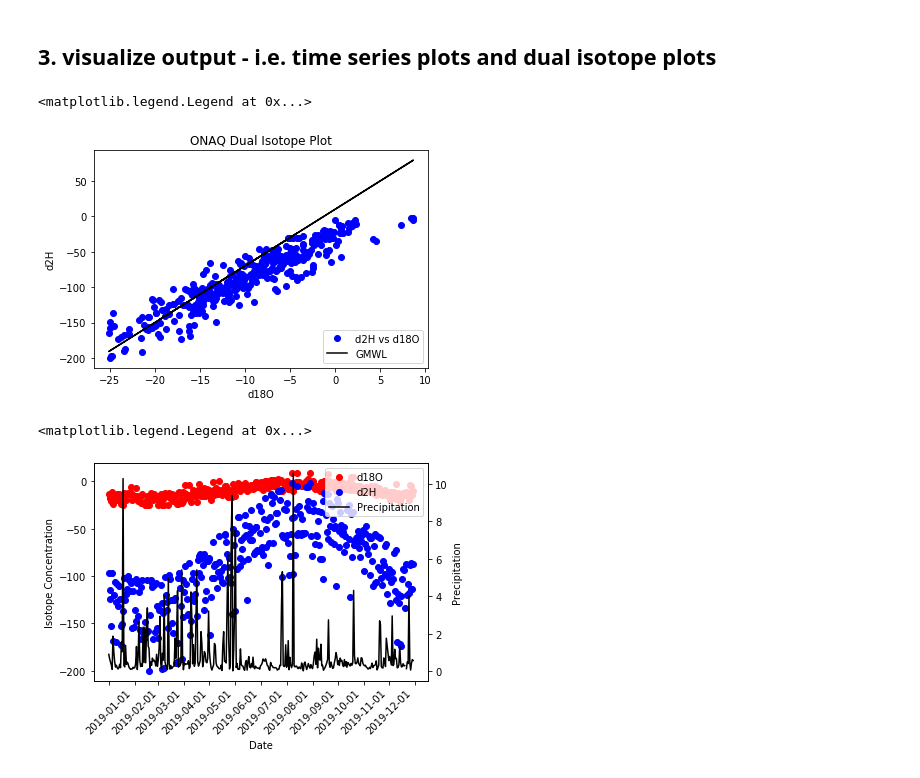
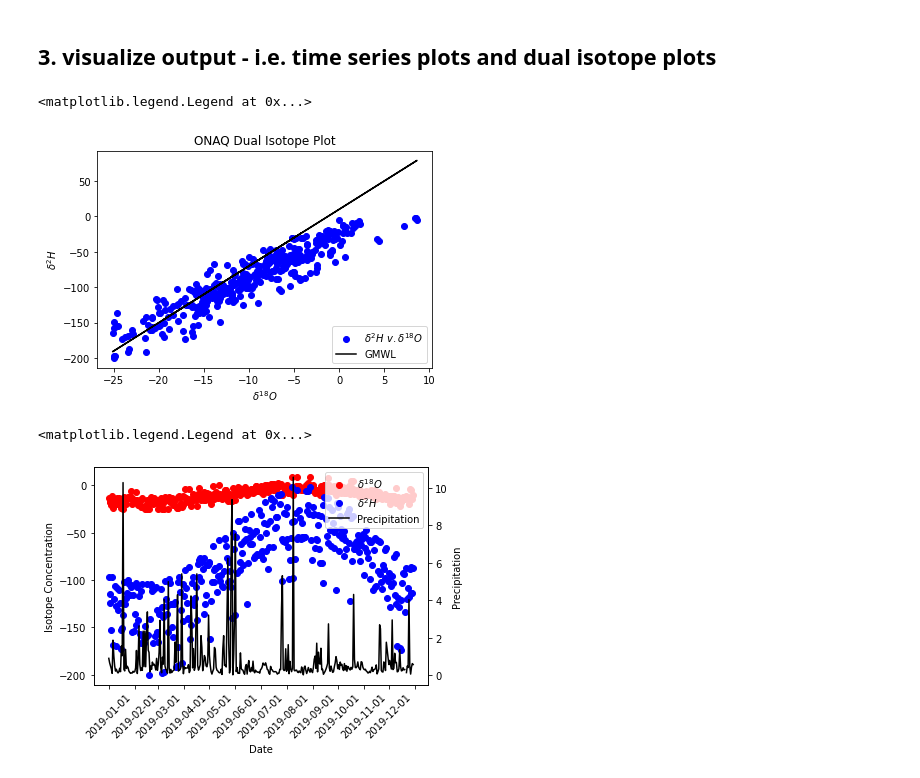
Before and after one commit to cfinkenbiner/Temporal_Downscaling_NEON_Pisotopes, a Jupyter notebook: Code_Main.ipynb, the cells around one changed output. Cells and saved outputs as stored; diff of their text form; code cells hidden in the pictures.

```diff
--- a/Code_Main.ipynb
+++ b/Code_Main.ipynb
@@ -283,27 +283,27 @@ d18O = df_timeseries['d18O_1'].iloc[542:906]
 # %%
 # creating a dual isotope plot
 
 # define GMWL
 GMWL = 8*d18O + 10
 
 # create plot
-plt.plot(d18O, d2H, 'o', color='blue', label="d2H vs d18O")
+plt.plot(d18O, d2H, 'o', color='blue', label=r"$\delta^{2}H\ v. \delta^{18}O$")
 plt.plot(d18O, GMWL, color='black', label="GMWL")
 plt.title(str(sitename)+" Dual Isotope Plot")
-plt.xlabel("d18O")
-plt.ylabel("d2H")
+plt.xlabel(r"$\delta^{18}O$")
+plt.ylabel(r"$\delta^{2}H$")
 plt.legend(loc="lower right")
 # %% [output]
 <matplotlib.legend.Legend at 0x...>
-[figure, old version]
+[figure, new version]
 # %%
 # creating an isotope and precipitation vs time plot
 
 fig, ax1 = plt.subplots()
 ax2 = ax1.twinx()
 
-ax1.plot(t, d18O, 'o', color='red', label='d18O')
-ax1.plot(t, d2H, 'o', color='blue', label='d2H')
+ax1.plot(t, d18O, 'o', color='red', label=r"$\delta^{18}O$")
+ax1.plot(t, d2H, 'o', color='blue', label=r"$\delta^{2}H$")
 ax2.plot(t, P, color='black', label='Precipitation')
 
 ax1.set_xlabel('Date')
@@ -317,4 +317,4 @@ lines2, labels2 = ax2.get_legend_handles_labels()
 ax2.legend(lines + lines2, labels + labels2, loc=0)
 # %% [output]
 <matplotlib.legend.Legend at 0x...>
-[figure, old version]
+[figure, new version]
```
